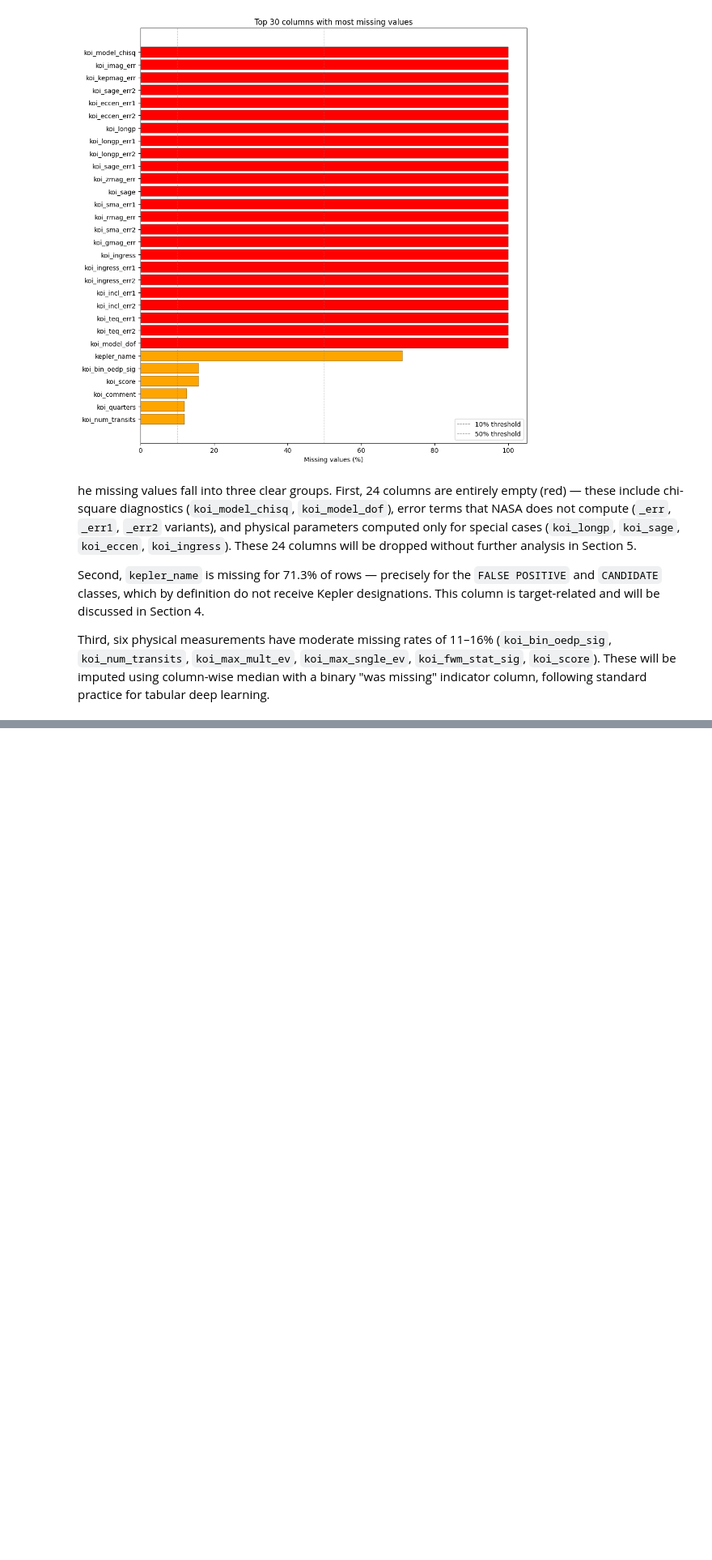
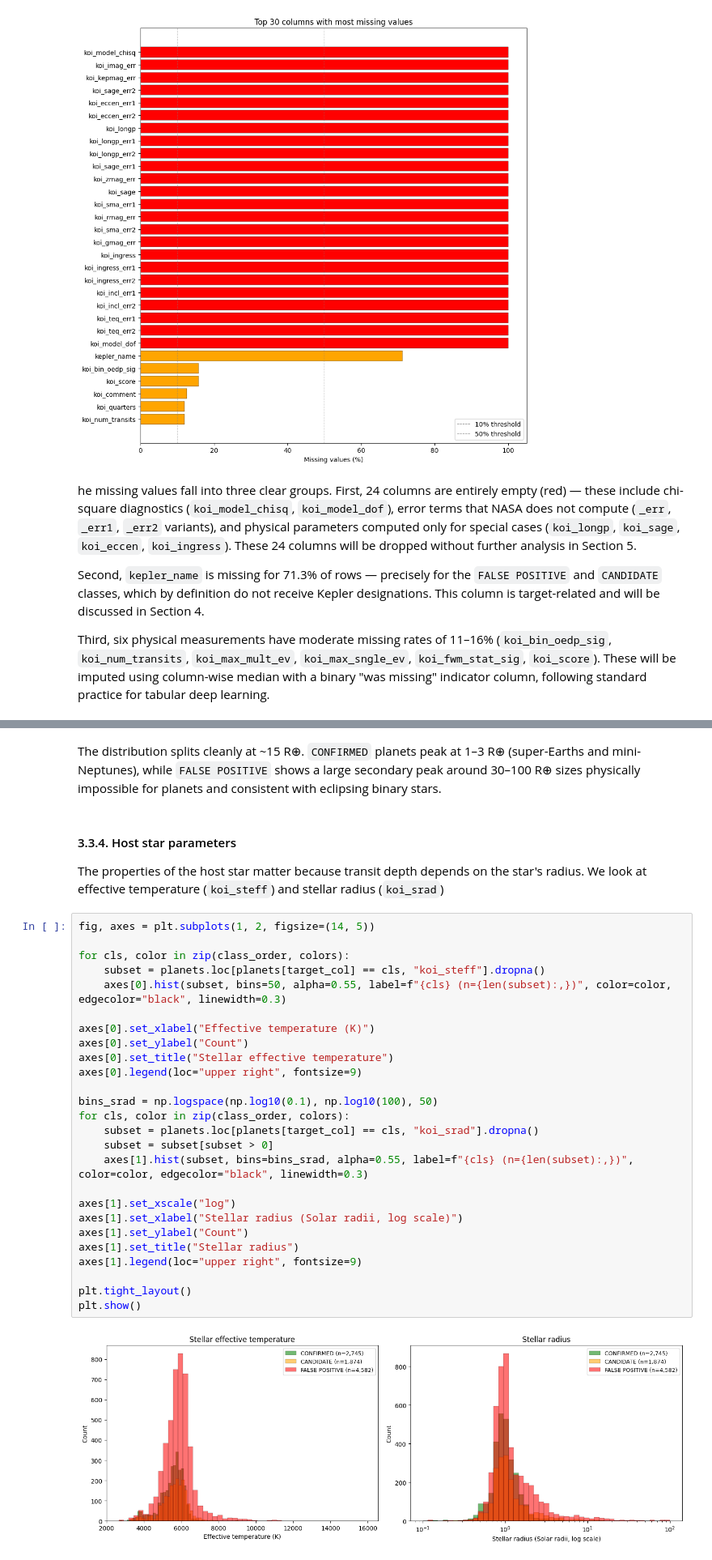
Before and after one commit to AhmedInv40/kepler-exoplanet-dl, a Jupyter notebook: notebooks/01_data_exploration_and_cleaning.ipynb, the cells around one changed output, grey strips where cells are left out. Shown at 81% size. Drawn from its saved outputs; the diff is of its cells as text; blank space fills up the shorter version.

```diff
--- a/notebooks/01_data_exploration_and_cleaning.ipynb
+++ b/notebooks/01_data_exploration_and_cleaning.ipynb
@@ -350,0 +434,34 @@ Third, six physical measurements have moderate missing rates of 11–16% (`koi_b
+# %% [markdown]
+The distribution splits cleanly at ~15 R⊕. `CONFIRMED` planets peak at 1–3 R⊕ (super-Earths and mini-Neptunes), while `FALSE POSITIVE` shows a large secondary peak around 30–100 R⊕ sizes physically impossible for planets and consistent with eclipsing binary stars.
+# %% [markdown]
+#### 3.3.4. Host star parameters
+
+The properties of the host star matter because transit depth depends on the star's radius. We look at effective temperature (`koi_steff`) and stellar radius (`koi_srad`)
+# %%
+fig, axes = plt.subplots(1, 2, figsize=(14, 5))
+
+for cls, color in zip(class_order, colors):
+    subset = planets.loc[planets[target_col] == cls, "koi_steff"].dropna()
+    axes[0].hist(subset, bins=50, alpha=0.55, label=f"{cls} (n={len(subset):,})", color=color, edgecolor="black", linewidth=0.3)
+
+axes[0].set_xlabel("Effective temperature (K)")
+axes[0].set_ylabel("Count")
+axes[0].set_title("Stellar effective temperature")
+axes[0].legend(loc="upper right", fontsize=9)
+
+bins_srad = np.logspace(np.log10(0.1), np.log10(100), 50)
+for cls, color in zip(class_order, colors):
+    subset = planets.loc[planets[target_col] == cls, "koi_srad"].dropna()
+    subset = subset[subset > 0]
+    axes[1].hist(subset, bins=bins_srad, alpha=0.55, label=f"{cls} (n={len(subset):,})", color=color, edgecolor="black", linewidth=0.3)
+
+axes[1].set_xscale("log")
+axes[1].set_xlabel("Stellar radius (Solar radii, log scale)")
+axes[1].set_ylabel("Count")
+axes[1].set_title("Stellar radius")
+axes[1].legend(loc="upper right", fontsize=9)
+
+plt.tight_layout()
+plt.show()
+# %% [output]
+[figure, added]
```
Also changed, not shown: parts of 14 cells of this notebook.
